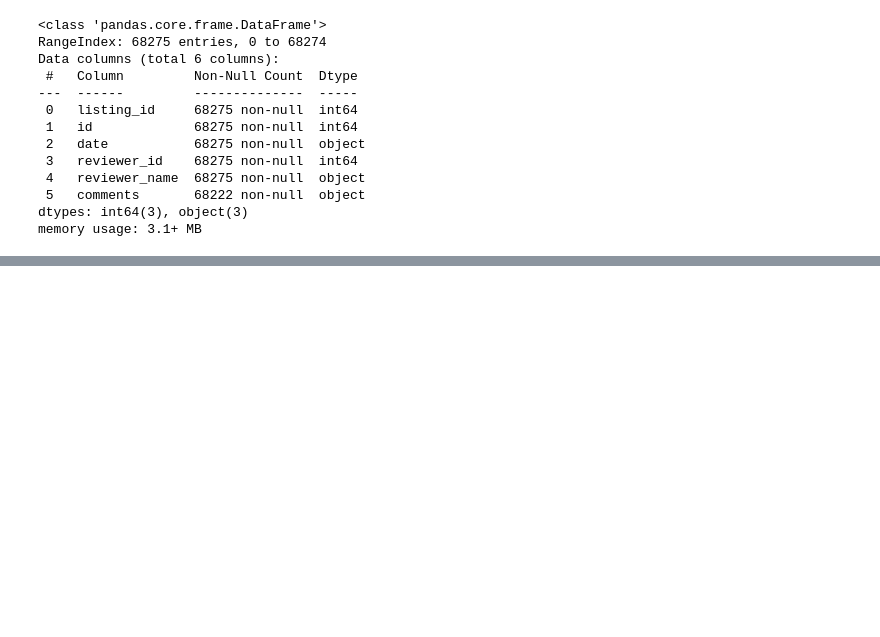
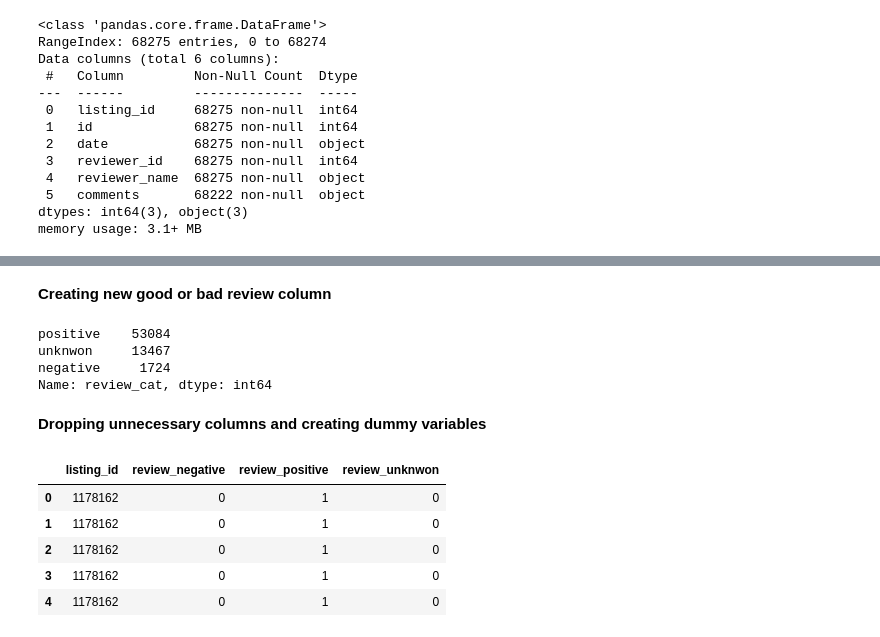
Before and after one commit to macedoti13/Airbnb-Data-Analysis, a Jupyter notebook: AirbnbDataAnalysis.ipynb, the cells around one changed output, grey strips where cells are left out. Cells and saved outputs as stored; diff of their text form; code cells hidden in the pictures; blank space fills up the shorter version.

```diff
--- a/AirbnbDataAnalysis.ipynb
+++ b/AirbnbDataAnalysis.ipynb
@@ -261,0 +164,23 @@ df_bos_rev_c.groupby(['listing_id'])['id'].count().to_frame().reset_index().rena
+# %% [markdown]
+**Creating new good or bad review column**
+# %%
+df_bos_rev_c['review_cat'] = df_bos_rev_c.comments.apply(classify_good_or_bad)
+df_bos_rev_c['review_cat'].value_counts()
+# %% [output]
+positive    53084
+unknwon     13467
+negative     1724
+Name: review_cat, dtype: int64
+# %% [markdown]
+**Dropping unnecessary columns and creating dummy variables**
+# %%
+df_bos_rev_c = df_bos_rev_c[['listing_id', 'review_cat']]
+df_bos_rev_c = pd.concat([df_bos_rev_c['listing_id'], pd.get_dummies(df_bos_rev_c['review_cat'], prefix='review')], axis=1)
+df_bos_rev_c.head()
+# %% [output]
+|  | listing_id | review_negative | review_positive | review_unknwon |
+| 0 | 1178162 | 0 | 1 | 0 |
+| 1 | 1178162 | 0 | 1 | 0 |
+| 2 | 1178162 | 0 | 1 | 0 |
+| 3 | 1178162 | 0 | 1 | 0 |
+| 4 | 1178162 | 0 | 1 | 0 |
```
Also changed, not shown: parts of 56 cells of this notebook.
